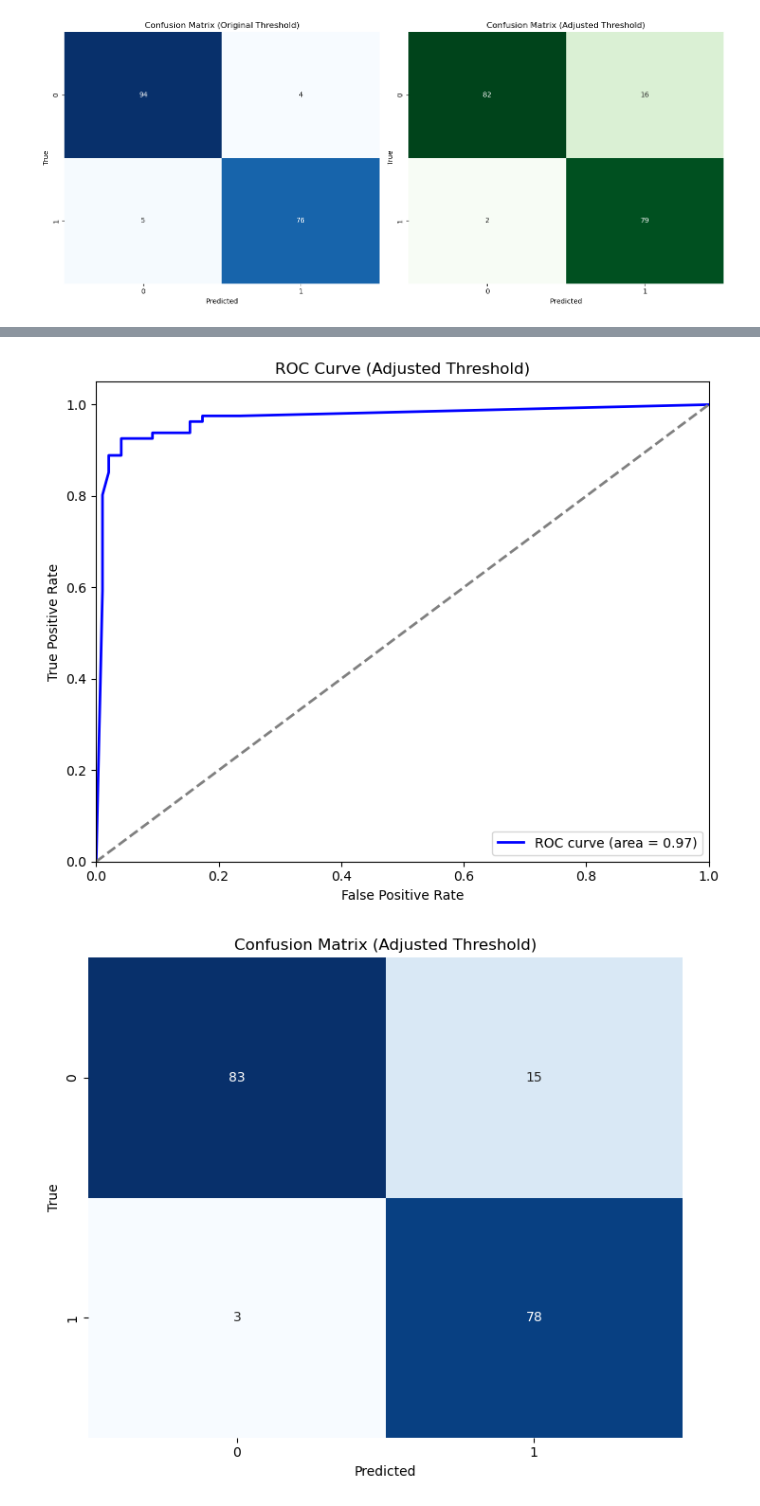
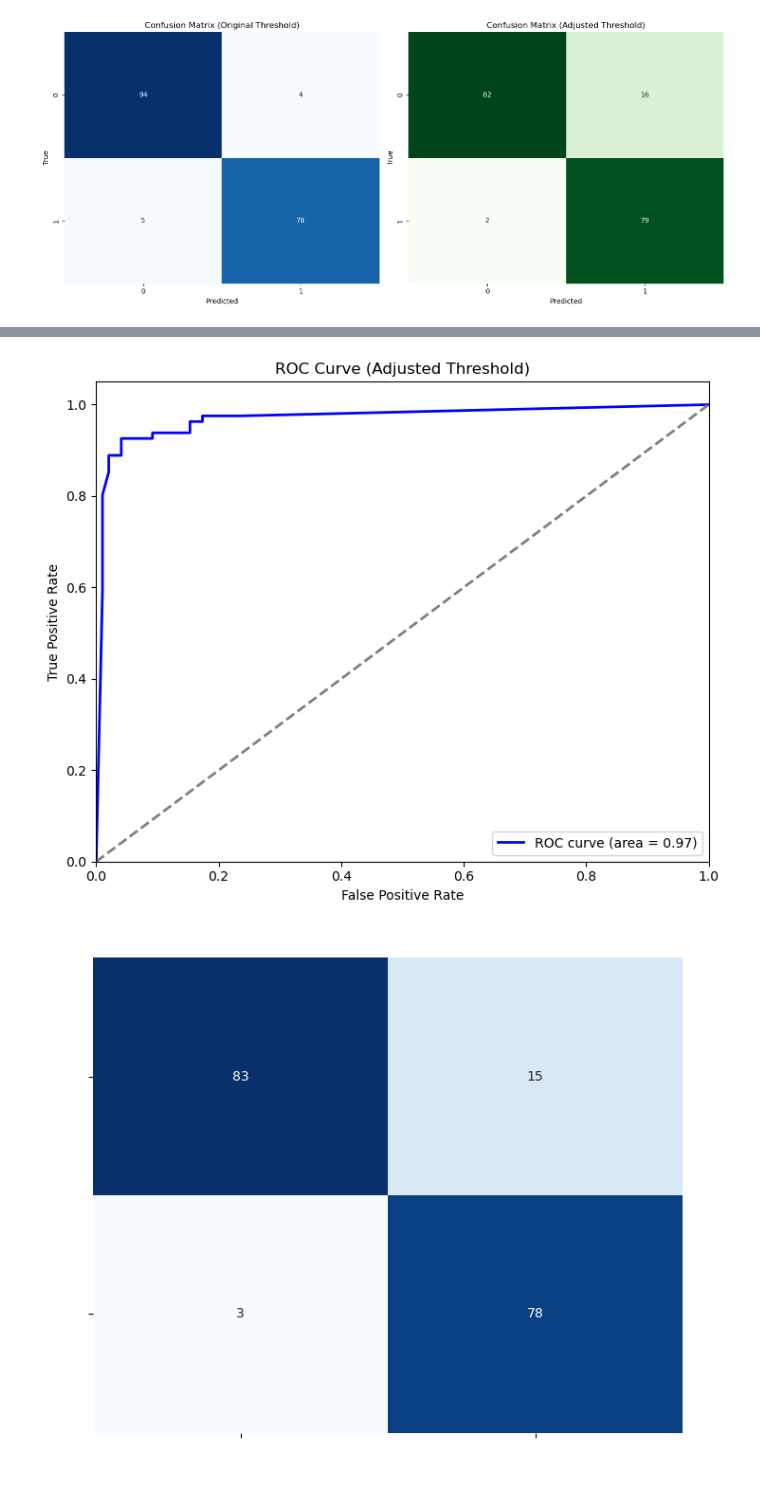
Before and after one commit to DavidS36/Insomnia, a Jupyter notebook: Insomnia Model.ipynb, the cells around one changed output, grey strips where cells are left out. Saved outputs shown, nothing was run; the diff lists cells and outputs as text; code cells hidden in the pictures.

```diff
--- a/Insomnia Model.ipynb
+++ b/Insomnia Model.ipynb
@@ -1448,6 +1399,10 @@ y_pred_proba = pipeline.predict_proba(X_test)[:, 1]
 threshold = 0.1
 y_pred_thres = (y_pred_proba >= threshold).astype(int)
 
+report = classification_report(y_test, y_pred_thres)
+print("Classification Report:")
+print(report)
+
 # Plotting ROC curve with threshold adjustment
 plt.figure(figsize=(14, 6))
 
@@ -1472,9 +1427,11 @@ plt.figure(figsize=(7, 6))
 
 # Confusion matrix with threshold adjustment
 sns.heatmap(confusion_matrix(y_test, y_pred_thres), annot=True, fmt="d", cmap="Blues", cbar=False)
-plt.title('Confusion Matrix (Adjusted Threshold)')
-plt.xlabel('Predicted')
-plt.ylabel('True')
+plt.title('Confusion Matrix', color='white')
+plt.xlabel('Predicted', color='white')
+plt.ylabel('True', color='white')
+plt.yticks(fontsize=14, color='white')
+plt.xticks(fontsize=14, color='white')
 plt.savefig('Confusion_Matrix.png', transparent=True)
 plt.tight_layout()
 plt.show()
@@ -1482,2 +1448,2 @@ plt.show()
 [figure]
-[figure, old version]
+[figure, new version]
```
Also changed, not shown: parts of 44 cells of this notebook, 4 other files.
